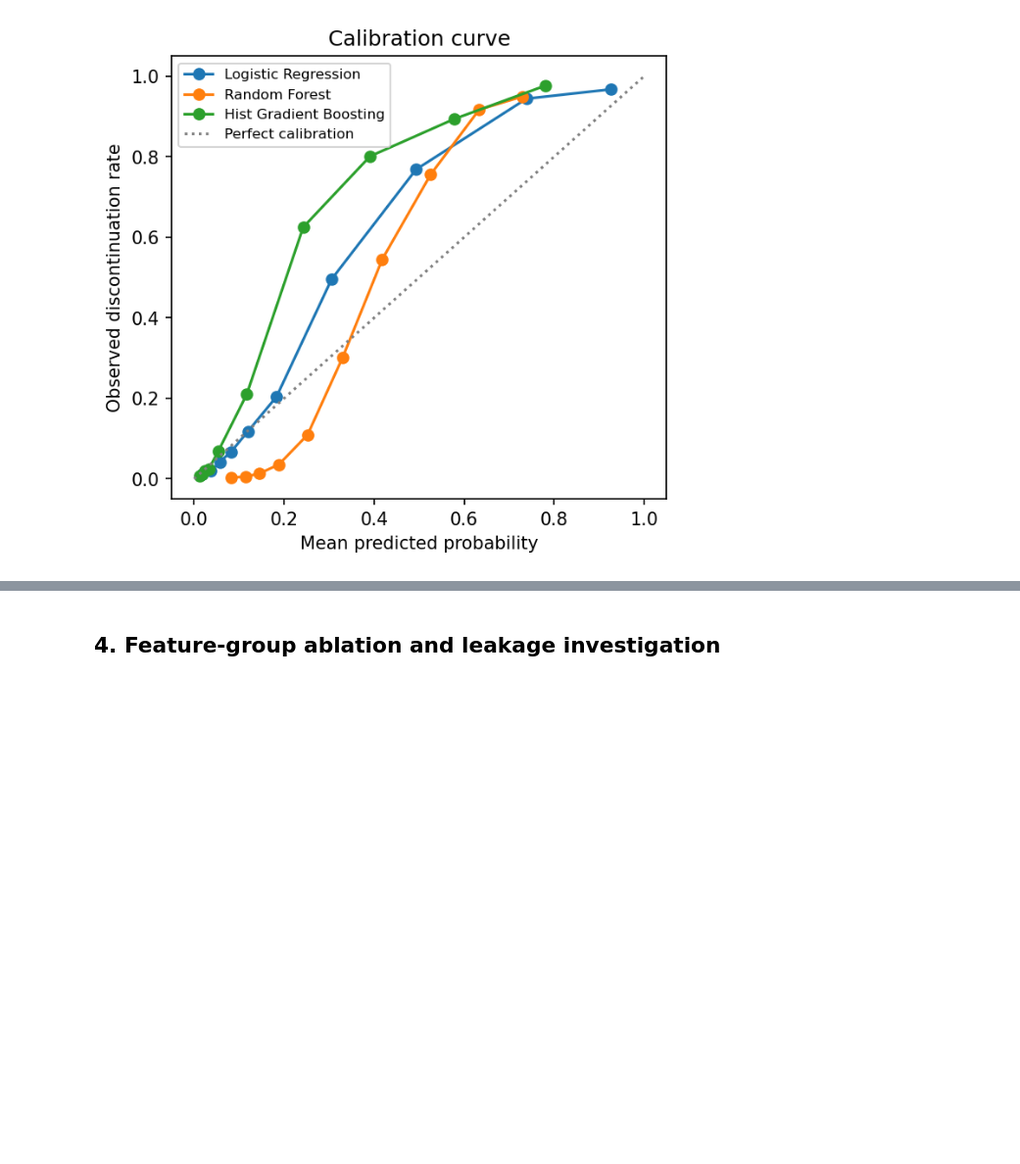
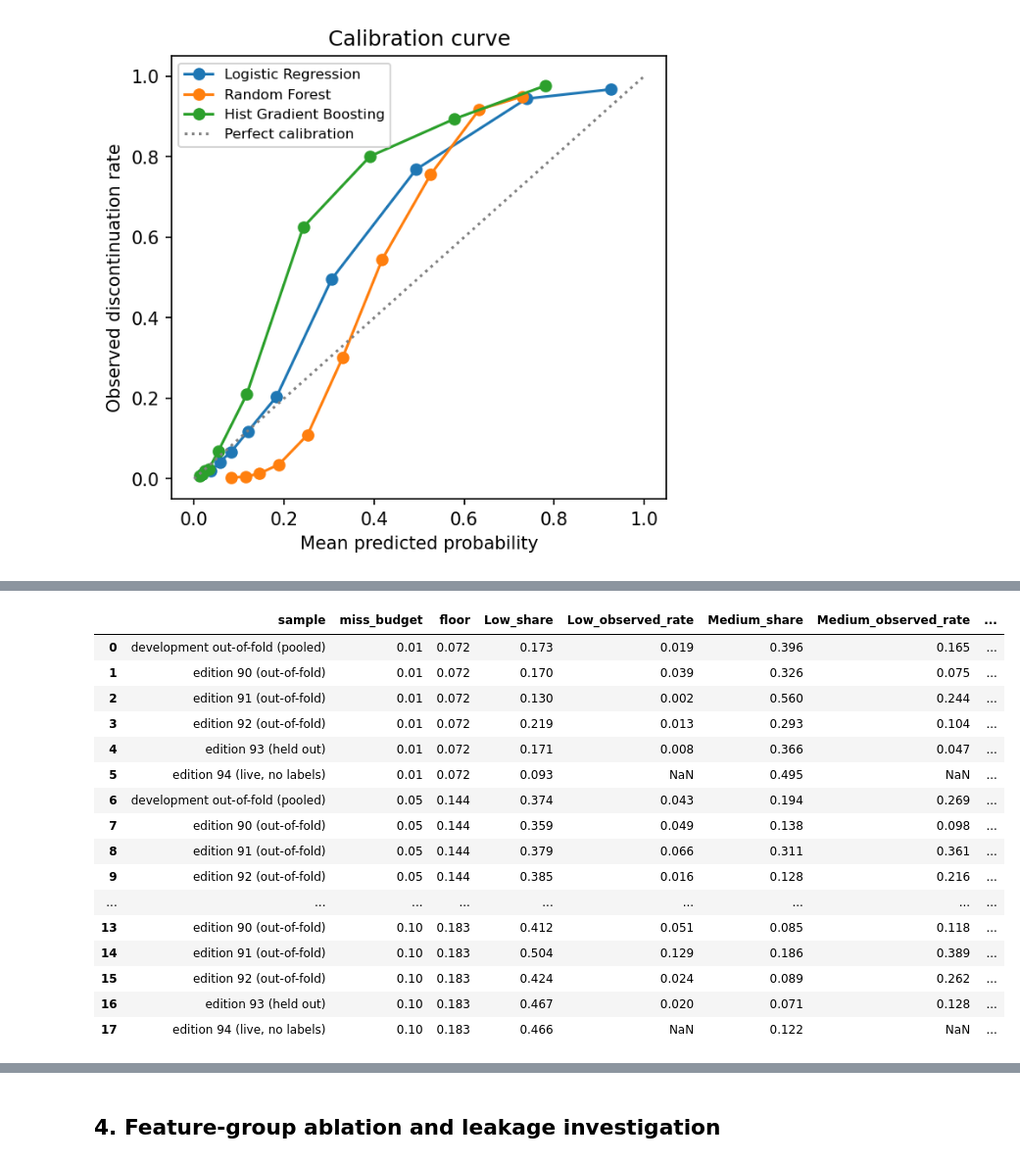
Before and after one commit to dilutha/Retalix_ML, a Jupyter notebook: notebooks/03_model_evaluation.ipynb, the cells around one changed output, grey strips where cells are left out. Shown at 98% size. Cells and saved outputs as stored; diff of their text form; code cells hidden in the pictures; blank space fills up the shorter version.

```diff
--- a/notebooks/03_model_evaluation.ipynb
+++ b/notebooks/03_model_evaluation.ipynb
@@ -107,0 +168,21 @@ display(Image(FIG / f"calibration_h{H}.png"))
+# %%
+budgets = pd.read_csv(R / f"final_risk_band_budgets_h{H}.csv")
+budgets[["sample", "miss_budget", "floor", "Low_share", "Low_observed_rate", "Medium_share", "Medium_observed_rate", "High_share", "High_observed_rate", "realised_miss_rate"]].round(3)
+# %% [output]
+|  | sample | miss_budget | floor | Low_share | Low_observed_rate | Medium_share | Medium_observed_rate | ... |
+| 0 | development out-of-fold (pooled) | 0.01 | 0.072 | 0.173 | 0.019 | 0.396 | 0.165 | ... |
+| 1 | edition 90 (out-of-fold) | 0.01 | 0.072 | 0.170 | 0.039 | 0.326 | 0.075 | ... |
+| 2 | edition 91 (out-of-fold) | 0.01 | 0.072 | 0.130 | 0.002 | 0.560 | 0.244 | ... |
+| 3 | edition 92 (out-of-fold) | 0.01 | 0.072 | 0.219 | 0.013 | 0.293 | 0.104 | ... |
+| 4 | edition 93 (held out) | 0.01 | 0.072 | 0.171 | 0.008 | 0.366 | 0.047 | ... |
+| 5 | edition 94 (live, no labels) | 0.01 | 0.072 | 0.093 | NaN | 0.495 | NaN | ... |
+| 6 | development out-of-fold (pooled) | 0.05 | 0.144 | 0.374 | 0.043 | 0.194 | 0.269 | ... |
+| 7 | edition 90 (out-of-fold) | 0.05 | 0.144 | 0.359 | 0.049 | 0.138 | 0.098 | ... |
+| 8 | edition 91 (out-of-fold) | 0.05 | 0.144 | 0.379 | 0.066 | 0.311 | 0.361 | ... |
+| 9 | edition 92 (out-of-fold) | 0.05 | 0.144 | 0.385 | 0.016 | 0.128 | 0.216 | ... |
+| ... | ... | ... | ... | ... | ... | ... | ... | ... |
+| 13 | edition 90 (out-of-fold) | 0.10 | 0.183 | 0.412 | 0.051 | 0.085 | 0.118 | ... |
+| 14 | edition 91 (out-of-fold) | 0.10 | 0.183 | 0.504 | 0.129 | 0.186 | 0.389 | ... |
+| 15 | edition 92 (out-of-fold) | 0.10 | 0.183 | 0.424 | 0.024 | 0.089 | 0.262 | ... |
+| 16 | edition 93 (held out) | 0.10 | 0.183 | 0.467 | 0.020 | 0.071 | 0.128 | ... |
+| 17 | edition 94 (live, no labels) | 0.10 | 0.183 | 0.466 | NaN | 0.122 | NaN | ... |
```
Also changed, not shown: parts of 26 cells of this notebook, 43 other files.
